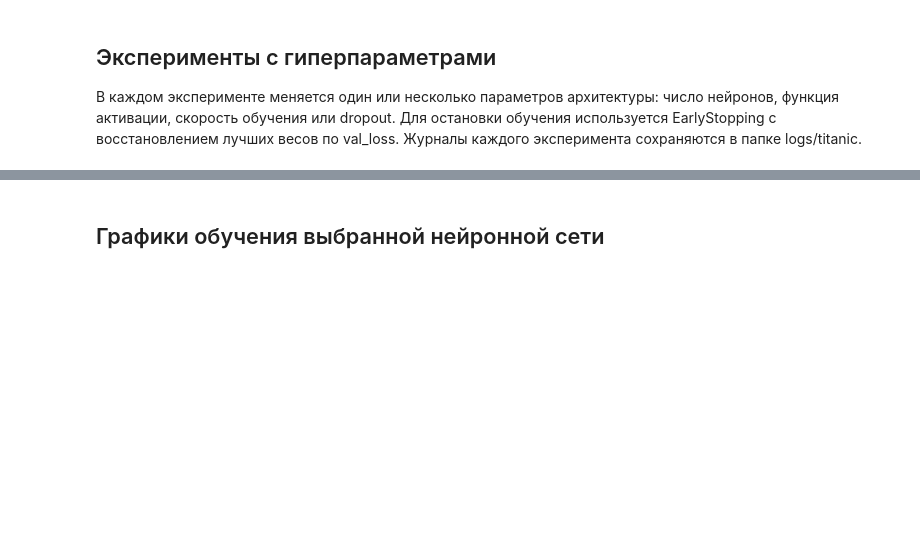
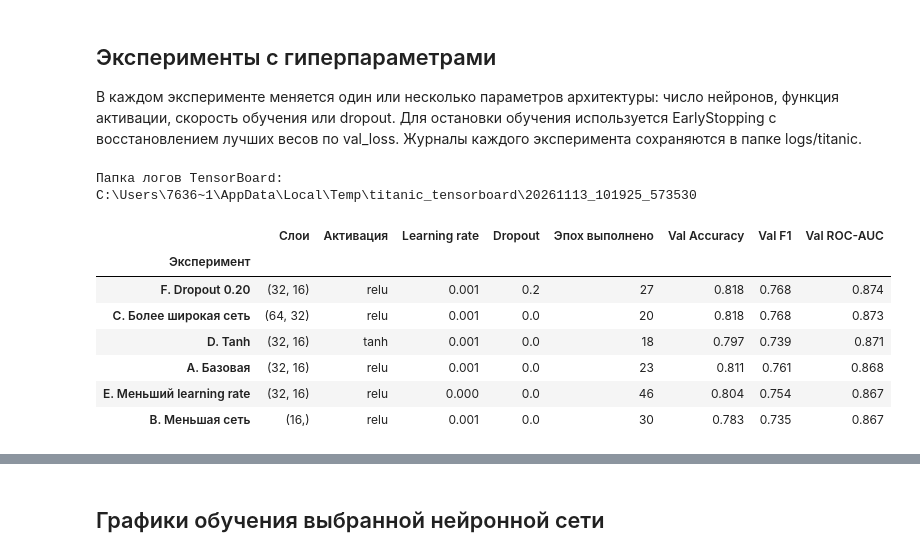
Before and after one commit to Pashtet2174/Lab2_ML, a Jupyter notebook: Titanic_Classification_Lab(1).ipynb, the cells around one changed output, grey strips where cells are left out. Saved outputs shown, nothing was run; the diff lists cells and outputs as text; code cells hidden in the pictures; blank space fills up the shorter version.

```diff
--- a/Titanic_Classification_Lab(1).ipynb
+++ b/Titanic_Classification_Lab(1).ipynb
@@ -790,9 +1027,14 @@ demo_model.summary()
 
 В каждом эксперименте меняется один или несколько параметров архитектуры: число нейронов, функция активации, скорость обучения или dropout. Для остановки обучения используется EarlyStopping с восстановлением лучших весов по val_loss. Журналы каждого эксперимента сохраняются в папке logs/titanic.
 # %%
-LOG_DIR = Path("logs") / "titanic"
-shutil.rmtree(LOG_DIR, ignore_errors=True)
-LOG_DIR.mkdir(parents=True, exist_ok=True)
+from datetime import datetime
+from pathlib import Path
+import tempfile
+
+LOG_ROOT = Path(tempfile.gettempdir()) / "titanic_tensorboard"
+LOG_DIR = LOG_ROOT / datetime.now().strftime("%Y%m%d_%H%M%S_%f")
+LOG_DIR.mkdir(parents=True, exist_ok=False)
+print("Папка логов TensorBoard:", LOG_DIR)
 
 NN_CONFIGS = {
     "A. Базовая": {
@@ -861,6 +1103,10 @@ for label, config in NN_CONFIGS.items():
         dropout=config["dropout"],
     )
 
+    run_id = label.split(".", 1)[0]  # A, B, C, D, E или F
+    run_dir = LOG_DIR / run_id
+    run_dir.mkdir(exist_ok=True)
+
     callbacks = [
         tf.keras.callbacks.EarlyStopping(
             monitor="val_loss",
@@ -868,7 +1114,7 @@ for label, config in NN_CONFIGS.items():
             restore_best_weights=True,
         ),
         tf.keras.callbacks.TensorBoard(
-            log_dir=str(LOG_DIR / label.replace(" ", "_")),
+            log_dir=run_dir.as_posix(),
             histogram_freq=0,
             update_freq="epoch",
         ),
@@ -881,33 +1127,43 @@ for label, config in NN_CONFIGS.items():
         epochs=config["epochs"],
         batch_size=config["batch_size"],
         class_weight=class_weight_nn,
         callbacks=callbacks,
         verbose=0,
     )
 
     val_score = model.predict(X_val_nn, verbose=0).ravel()
     val_pred = (val_score >= 0.5).astype(int)
 
     nn_histories[label] = history
     nn_models[label] = model
     nn_rows.append({
         "Эксперимент": label,
         "Слои": str(config["hidden_layers"]),
         "Активация": config["activation"],
         "Learning rate": config["learning_rate"],
         "Dropout": config["dropout"],
         "Эпох выполнено": len(history.history["loss"]),
         "Val Accuracy": accuracy_score(y_val, val_pred),
         "Val F1": f1_score(y_val, val_pred, zero_division=0),
         "Val ROC-AUC": roc_auc_score(y_val, val_score),
     })
 
 nn_results_df = (
     pd.DataFrame(nn_rows)
     .set_index("Эксперимент")
     .sort_values("Val ROC-AUC", ascending=False)
 )
 display(nn_results_df.round(3))
+# %% [output]
+Папка логов TensorBoard: C:\Users\7636~1\AppData\Local\Temp\titanic_tensorboard\20261113_101925_573530
+|  | Слои | Активация | Learning rate | Dropout | Эпох выполнено | Val Accuracy | Val F1 | Val ROC-AUC |
+| Эксперимент |  |  |  |  |  |  |  |  |
+| F. Dropout 0.20 | (32, 16) | relu | 0.001 | 0.2 | 27 | 0.818 | 0.768 | 0.874 |
+| C. Более широкая сеть | (64, 32) | relu | 0.001 | 0.0 | 20 | 0.818 | 0.768 | 0.873 |
+| D. Tanh | (32, 16) | tanh | 0.001 | 0.0 | 18 | 0.797 | 0.739 | 0.871 |
+| A. Базовая | (32, 16) | relu | 0.001 | 0.0 | 23 | 0.811 | 0.761 | 0.868 |
+| E. Меньший learning rate | (32, 16) | relu | 0.000 | 0.0 | 46 | 0.804 | 0.754 | 0.867 |
+| B. Меньшая сеть | (16,) | relu | 0.001 | 0.0 | 30 | 0.783 | 0.735 | 0.867 |
 # %%
 best_nn_label = nn_results_df["Val ROC-AUC"].idxmax()
 nn_model = nn_models[best_nn_label]
```
Also changed, not shown: parts of 35 cells of this notebook, 1 other file.
